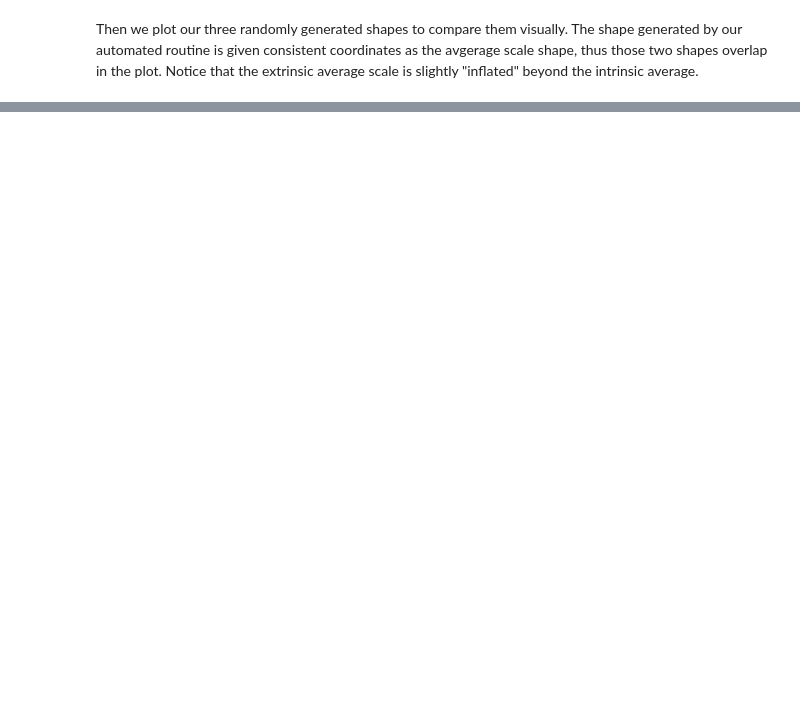
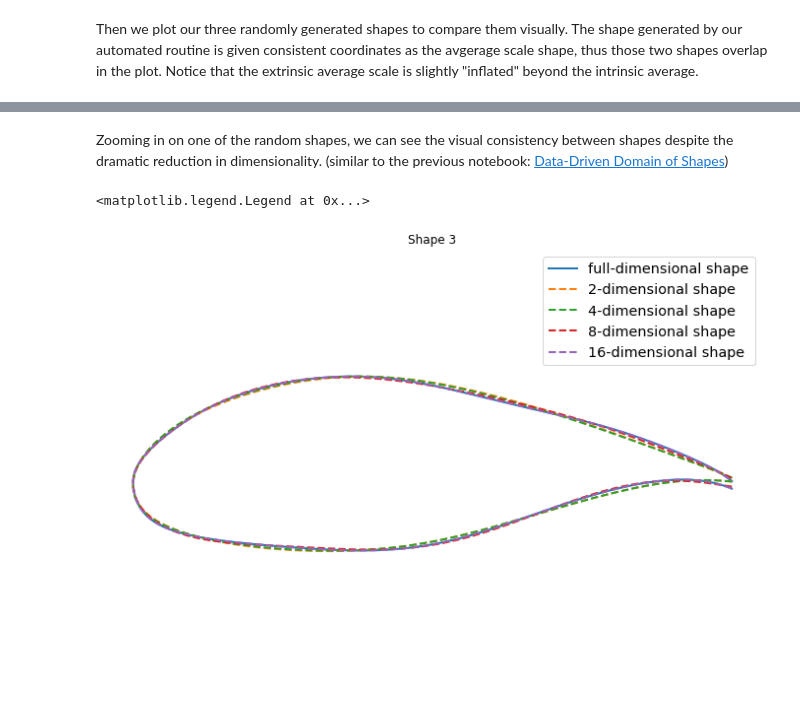
Before and after one commit to NREL/G2Aero, a Jupyter notebook: examples/notebooks/1_Generating_Airfoils.ipynb, the cells around one changed output, grey strips where cells are left out. Drawn from its saved outputs; the diff is of its cells as text; code cells hidden in the pictures; blank space fills up the shorter version.

```diff
--- a/examples/notebooks/1_Generating_Airfoils.ipynb
+++ b/examples/notebooks/1_Generating_Airfoils.ipynb
@@ -126,0 +131,21 @@ for i, shape in enumerate(rnd_shapes):
+# %% [markdown]
+Zooming in on one of the random shapes, we can see the visual consistency between shapes despite the dramatic reduction in dimensionality. (similar to the previous notebook: [Data-Driven Domain of Shapes](https://g2aero.readthedocs.io/en/latest/how_to_guides/files/0_Data-Driven_Domain.html#))
+# %%
+# pick a random index to more closely inspect
+rnd_i = 3
+
+# plot the random shape with different scale
+fig, ax = plt.subplots(1, 1, figsize=(12, 8))
+plt.plot(rnd_shapes[rnd_i,:,0], rnd_shapes[rnd_i,:,1],linewidth=2, label='full-dimensional shape')
+# loop through low-dimension analouges
+for dim in dims:
+    shape_low = pga.PGA2shape(rnd_coef[rnd_i,:dim],M=pga.M_mean,b=pga.b_mean)
+    plt.plot(shape_low[:,0],shape_low[:,1],'--',linewidth=2,label=str(dim)+"-dimensional shape")
+# formatting
+ax.set_title(f'Shape {rnd_i}')
+plt.axis('off')
+ax.axis('equal')
+ax.legend(fontsize='x-large')
+# %% [output]
+<matplotlib.legend.Legend at 0x...>
+[figure, added]
```
Also changed, not shown: parts of 6 cells of this notebook, 1 other file.
